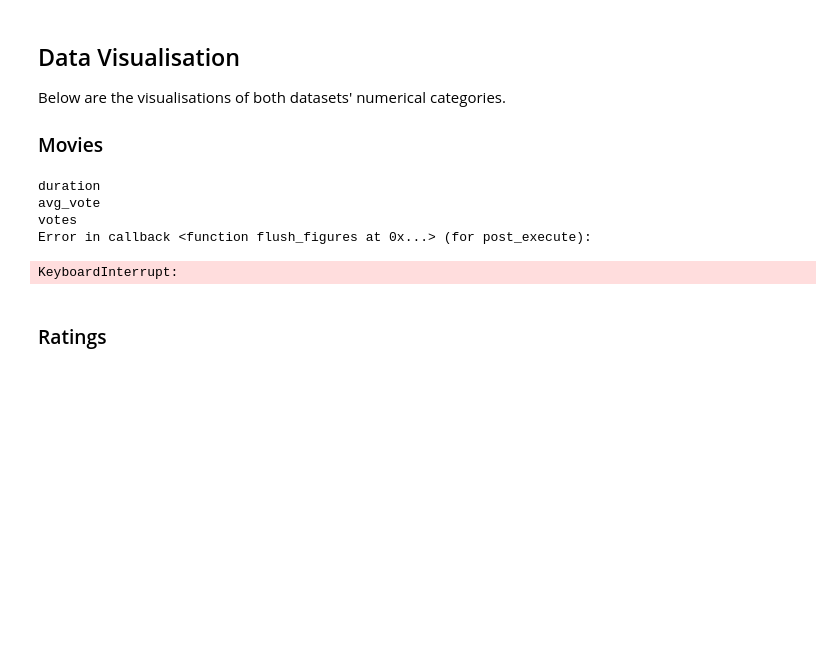
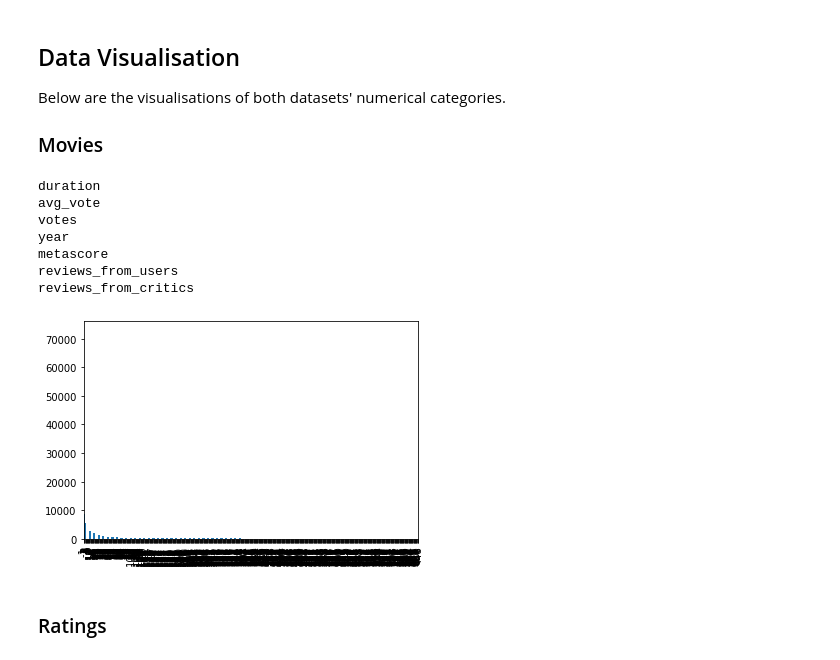
Before and after one commit to Nick-vdM/3804ICT-Data-mining, a Jupyter notebook: proposal/preliminary.ipynb, the cells around one changed output. Saved outputs shown, nothing was run; the diff lists cells and outputs as text; code cells hidden in the pictures; blank space fills up the shorter version.

Commit message:
Updated calls for numerical categories to ignore -1 values with mask

```diff
--- a/proposal/preliminary.ipynb
+++ b/proposal/preliminary.ipynb
@@ -138,14 +138,14 @@ max       610.000000       5.000000
 # %%
 print("MOVIES")
 for (columnName, columnData) in movie_df.iteritems():
-    if columnName in ["actors", "genre", "userId"] or movie_df[columnName].dtypes in [np.float64, np.int32]:
+    if columnName in ["actors", "genre", "userId"] or movie_df[columnName].dtypes in [np.float64, np.int32, np.int64]:
         continue
     print(columnName)
     print(pd.unique(movie_df[columnName]))
 
 print("RATINGS")
 for (columnName, columnData) in rating_df.iteritems():
-    if columnName in ["actors", "genre", "userId"] or rating_df[columnName].dtypes in [np.float64, np.int32]:
+    if columnName in ["actors", "genre", "userId"] or rating_df[columnName].dtypes in [np.float64, np.int32, np.int64]:
         continue
     print(columnName)
     print(pd.unique(rating_df[columnName]))
@@ -174,16 +174,19 @@ Below are the visualisations of both datasets' numerical categories.
 
 ### Movies
 # %%
-for (columnName, columnData) in movie_df.iteritems():
-    if movie_df[columnName].dtypes in [np.int32, np.float64]:
+for (columnName, columnData) in movie_df.mask(movie_df == -1).iteritems():
+    if movie_df[columnName].dtypes in [np.int32, np.int64, np.float64]:
         print(columnName)
         movie_df[columnName].value_counts().plot.bar()
 # %% [output]
 duration
 avg_vote
 votes
-Error in callback <function flush_figures at 0x...> (for post_execute):
+year
+metascore
+reviews_from_users
+reviews_from_critics
-KeyboardInterrupt:
+[figure, added]
 # %% [markdown]
 ### Ratings
 # %% [markdown]
```
Also changed, not shown: parts of 2 cells of this notebook.
